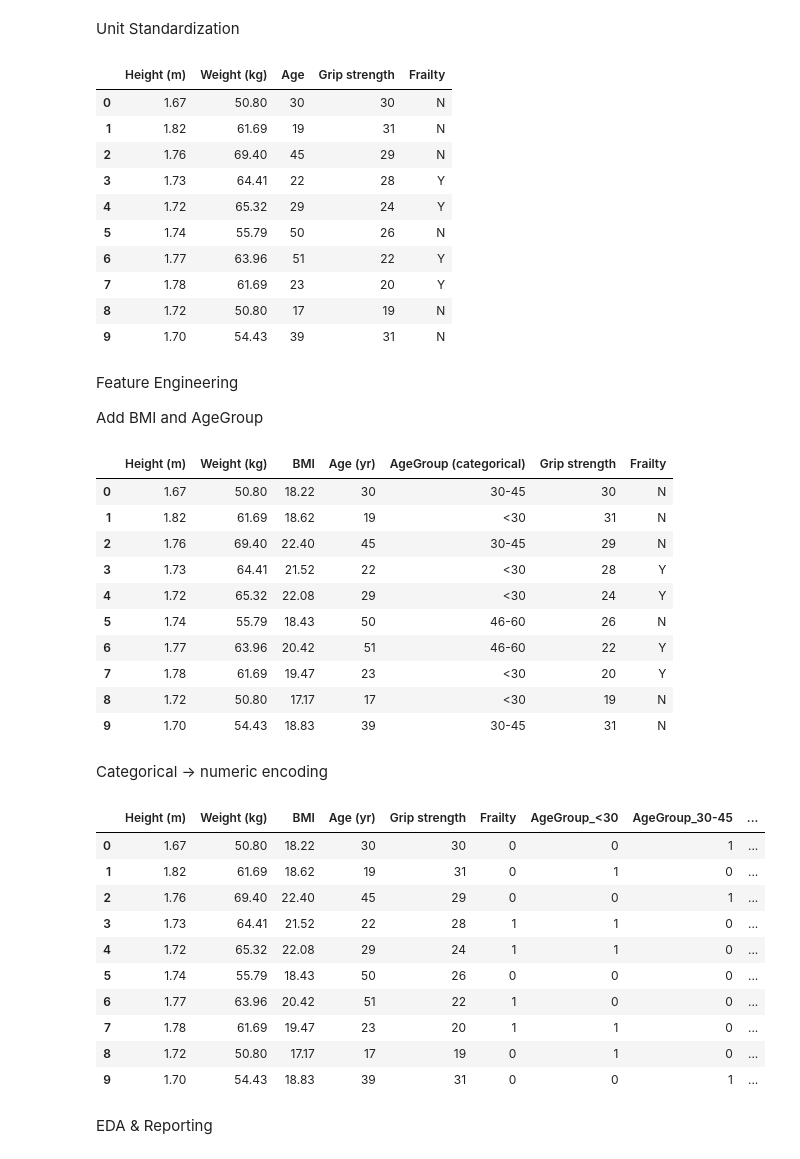
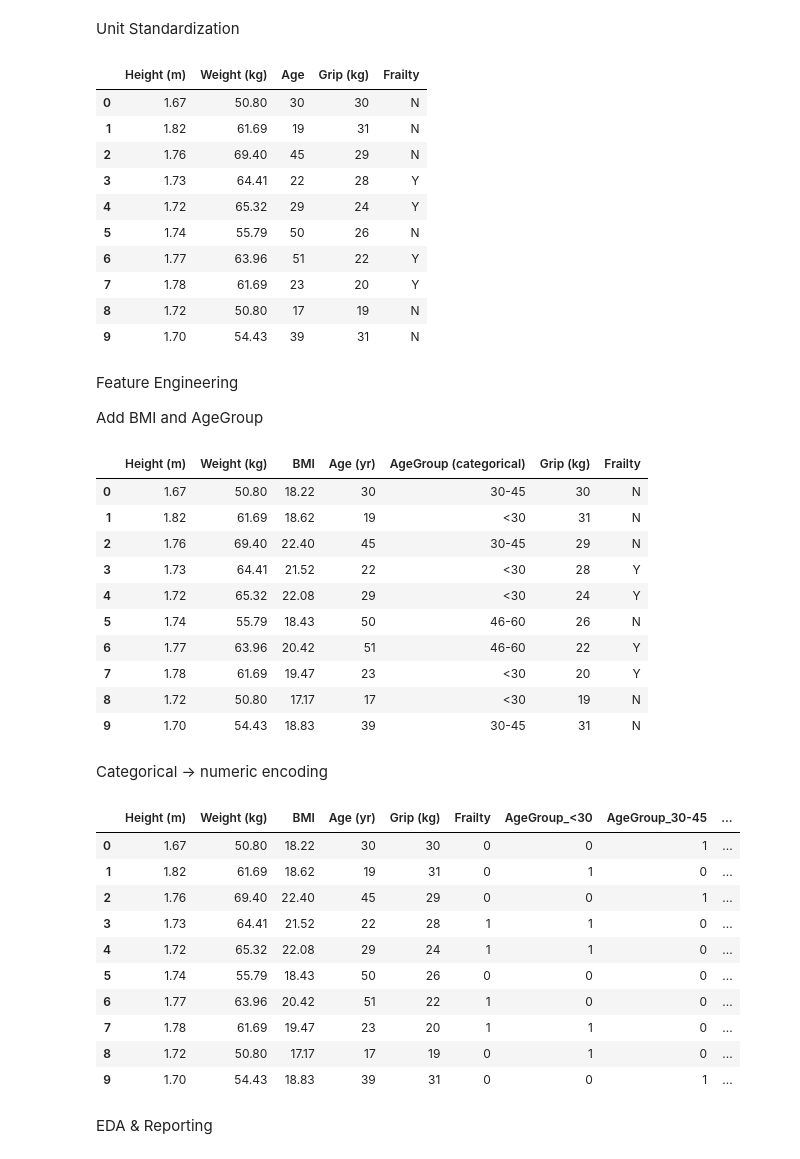
Before and after one commit to Ambrgna/CS-5530-Assignment-1, a Jupyter notebook: frailty_project/src/frailty_project.ipynb, the cells around one changed output. Cells and saved outputs as stored; diff of their text form; code cells hidden in the pictures.

```diff
--- a/frailty_project/src/frailty_project.ipynb
+++ b/frailty_project/src/frailty_project.ipynb
@@ -27,14 +35,16 @@ Unit Standardization
 # %%
 df_standardization = df.copy()
 df_standardization["Height"] = (df["Height"] * 0.0254).round(2)
 df_standardization["Weight"] = (df["Weight"] * 0.45359237).round(2)
 
 df_standardization.rename(columns={"Height": "Height (m)"}, inplace=True)
 df_standardization.rename(columns={"Weight": "Weight (kg)"}, inplace=True)
+df_standardization.rename(columns={"Grip strength": "Grip (kg)"}, inplace=True)
+
 
 df_standardization.head(10)
 # %% [output]
-|  | Height (m) | Weight (kg) | Age | Grip strength | Frailty |
+|  | Height (m) | Weight (kg) | Age | Grip (kg) | Frailty |
 | 0 | 1.67 | 50.80 | 30 | 30 | N |
 | 1 | 1.82 | 61.69 | 19 | 31 | N |
 | 2 | 1.76 | 69.40 | 45 | 29 | N |
@@ -75,7 +85,7 @@ df_feature.rename(columns={"Age": "Age (yr)"}, inplace=True)
 
 df_feature.head(10)
 # %% [output]
-|  | Height (m) | Weight (kg) | BMI | Age (yr) | AgeGroup (categorical) | Grip strength | Frailty |
+|  | Height (m) | Weight (kg) | BMI | Age (yr) | AgeGroup (categorical) | Grip (kg) | Frailty |
 | 0 | 1.67 | 50.80 | 18.22 | 30 | 30-45 | 30 | N |
 | 1 | 1.82 | 61.69 | 18.62 | 19 | <30 | 31 | N |
 | 2 | 1.76 | 69.40 | 22.40 | 45 | 30-45 | 29 | N |
@@ -100,11 +110,11 @@ df_binary["AgeGroup (categorical)"] = pd.Categorical(
     categories=all_age_groups
 )
 
-df_clean= pd.get_dummies(df_binary, columns=["AgeGroup (categorical)"], prefix="AgeGroup", dtype='int8')
+df_clean = pd.get_dummies(df_binary, columns=["AgeGroup (categorical)"], prefix="AgeGroup", dtype='int8')
 
 df_clean.head(10)
 # %% [output]
-|  | Height (m) | Weight (kg) | BMI | Age (yr) | Grip strength | Frailty | AgeGroup_<30 | AgeGroup_30-45 | ... |
+|  | Height (m) | Weight (kg) | BMI | Age (yr) | Grip (kg) | Frailty | AgeGroup_<30 | AgeGroup_30-45 | ... |
 | 0 | 1.67 | 50.80 | 18.22 | 30 | 30 | 0 | 0 | 1 | ... |
 | 1 | 1.82 | 61.69 | 18.62 | 19 | 31 | 0 | 1 | 0 | ... |
 | 2 | 1.76 | 69.40 | 22.40 | 45 | 29 | 0 | 0 | 1 | ... |
```
Also changed, not shown: parts of 4 cells of this notebook.
